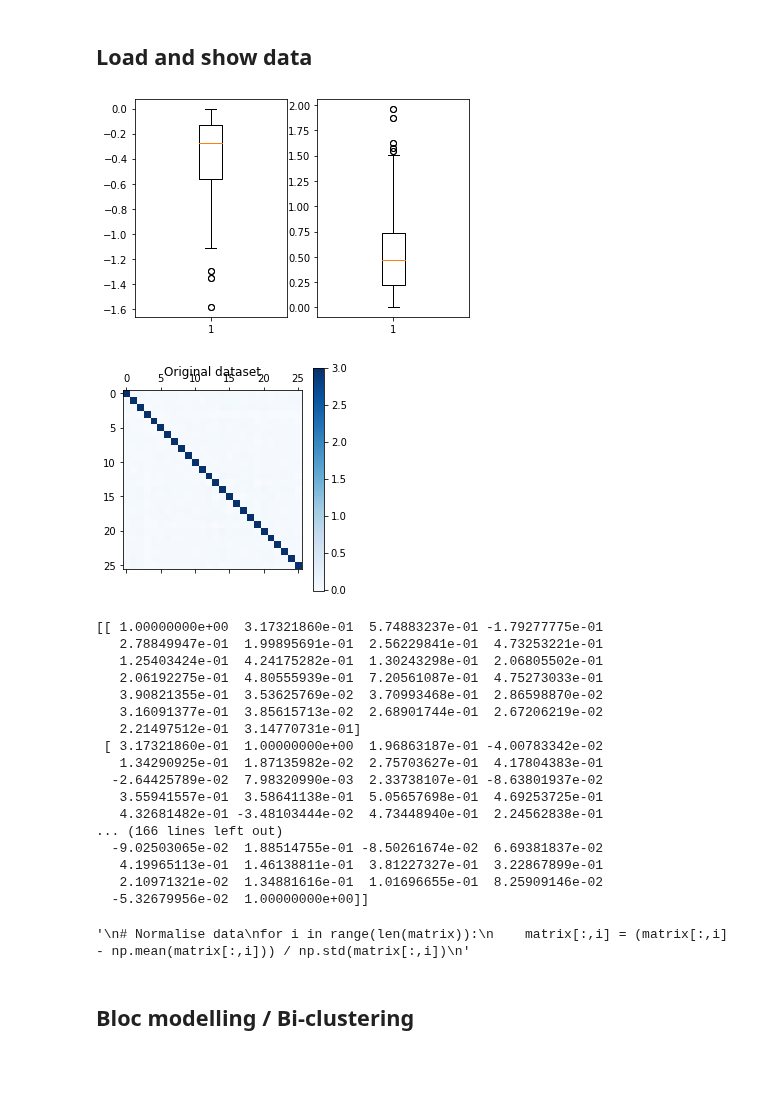
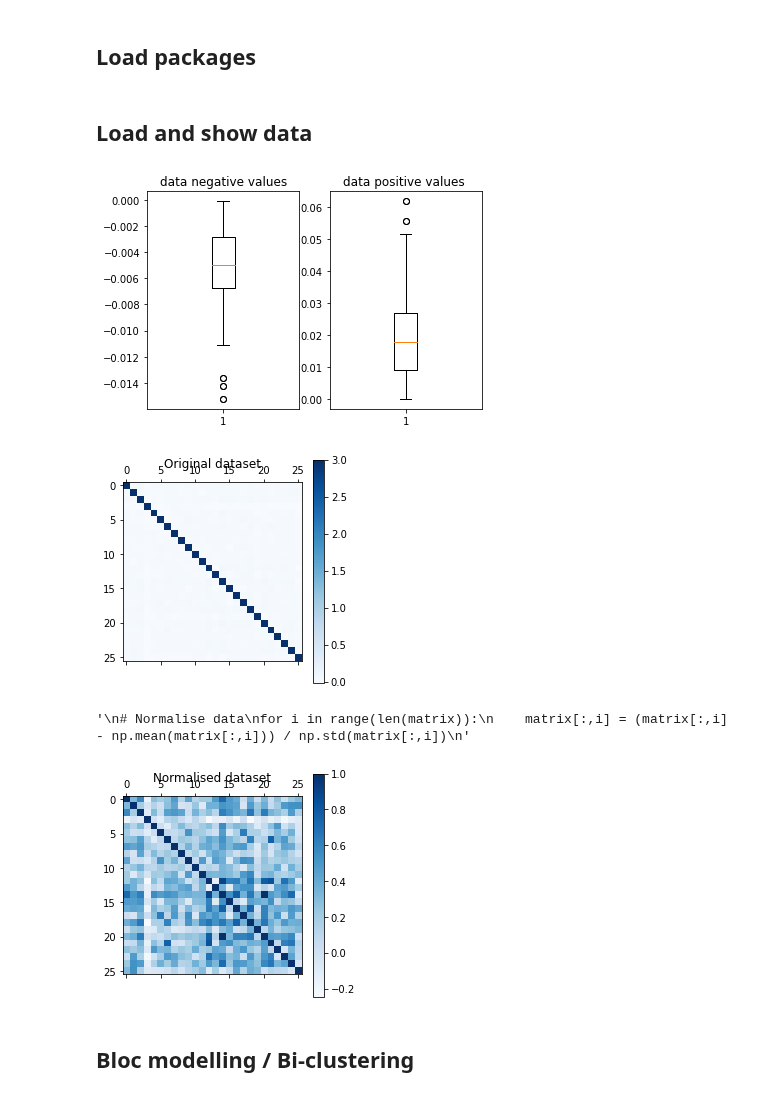
Before and after one commit to alexandremerasli/TFE, a Jupyter notebook: cluster_data.ipynb, the cells around one changed output. Saved outputs shown, nothing was run; the diff lists cells and outputs as text; code cells hidden in the pictures; blank space fills up the shorter version.

```diff
--- a/cluster_data.ipynb
+++ b/cluster_data.ipynb
@@ -1,3 +1,5 @@
+# %% [markdown]
+## Load packages
 # %%
 import numpy as np
 import os
@@ -9,6 +8,7 @@ import csv
 # %% [markdown]
 ## Load and show data
 # %%
+# Load CSV files
 ISC_EEG = np.genfromtxt(os.path.join('ISC_EEG.csv'),delimiter=',')
 ISC_EEG = np.array(ISC_EEG,dtype='float') # Convert into array
 
@@ -21,50 +21,58 @@ ISC_IBI = np.array(ISC_IBI,dtype='float') # Convert into array
 N = len(ISC_EEG)
 
 # Seeing if negative data have same order of magnitude as positive data
-def orderOfMAgnitude(matrix):
+def orderOfMagnitude(matrix):
     for i in range(N):
         matrix[i,i] = 0
     neg = matrix[matrix<0]
     plt.subplot(121)
     plt.boxplot(neg)
+    plt.title("data negative values")
+
     pos = matrix[matrix>0]
     plt.subplot(122)
     plt.boxplot(pos)
+    plt.title("data positive values ")
 
-# Remove outlier if we find one
+# Remove outlier in array if we find one
 def removeOutlierArray(matrix,subject):
     new_mat = np.copy(matrix)
     new_mat = np.delete(new_mat, (subject), axis=0)
     new_mat = np.delete(new_mat, (subject), axis=1)
 
     with open(os.path.join('ISC_truncated.csv'), 'w') as File:
         writer = csv.writer(File)
         writer.writerows(matrix)
 
     return new_mat
 
+# Remove outlier in vector if we find one
 def removeOutlierVector(matrix,subject):
     new_mat = np.copy(matrix)
     new_mat = np.delete(new_mat, (subject), axis=0)
     return new_mat
 
-orderOfMAgnitude(np.copy(ISC_EDA))
+# Boxplot
+orderOfMagnitude(np.copy(ISC_EEG))
 
-# Remove Inf in data
+# Remove Inf in data for EDA and IBI
 for i in range(N):
     ISC_IBI[i,i] = 1
     ISC_EDA[i,i] = 1
 
+# Remove outliers if there are some
 #ISC_EDA = removeOutlierArray(ISC_EDA,12)
 #ISC_EDA = removeOutlierArray(ISC_EDA,20)
 
+# Choose matrix to study
 matrix = ISC_EEG
 
+# Show matrix data
 plt.matshow(matrix, cmap=plt.cm.Blues)
 plt.title("Original dataset")
 plt.colorbar()
 plt.show()
 # %% [output]
-[figure, old version]
+[figure, new version]
 [figure]
 # %%
@@ -78,20 +87,13 @@ condition = removeOutlierVector(condition,20)
 narrative = np.where(condition == 0)[0]
 stimulus = np.where(condition == 1)[0]
 # %%
-# Transform matrix into correlation matrix
-#if ((matrix == ISC_EEG).all()):
-if (False):
-    matrix_norm = np.copy(matrix) / 3
-    matrix_cheat = np.copy(matrix)
-    for i in range(len(matrix)):
-        matrix_cheat[i,i] = 0.05
-else:
-    matrix_norm = np.copy(matrix)
-    for i in range(len(matrix)):
-        matrix_norm[i,i] = 0
-    maxi = np.max(abs(matrix_norm))
-    for i in range(len(matrix)):
-        matrix_norm[i,i] = maxi
+# Change matrix diagonal value (kind of normalisation)
+matrix_norm = np.copy(matrix)
+for i in range(len(matrix)):
+    matrix_norm[i,i] = 0
+maxi = np.max(abs(matrix_norm)) # Max value except from the diagonal
+for i in range(len(matrix)):
+    matrix_norm[i,i] = maxi
 
 # Normalise max value to 1
 matrix_norm = matrix_norm / np.max(abs(matrix_norm))
@@ -106,23 +108,13 @@ for i in range(len(matrix)):
     matrix[:,i] = (matrix[:,i] - np.mean(matrix[:,i])) / np.std(matrix[:,i])
 '''
 # %% [output]
-[[ 1.00000000e+00  3.17321860e-01  5.74883237e-01 -1.79277775e-01
-   2.78849947e-01  1.99895691e-01  2.56229841e-01  4.73253221e-01
-   1.25403424e-01  4.24175282e-01  1.30243298e-01  2.06805502e-01
-   2.06192275e-01  4.80555939e-01  7.20561087e-01  4.75273033e-01
-   3.90821355e-01  3.53625769e-02  3.70993468e-01  2.86598870e-02
-   3.16091377e-01  3.85615713e-02  2.68901744e-01  2.67206219e-02
-   2.21497512e-01  3.14770731e-01]
- [ 3.17321860e-01  1.00000000e+00  1.96863187e-01 -4.00783342e-02
-   1.34290925e-01  1.87135982e-02  2.75703627e-01  4.17804383e-01
-  -2.64425789e-02  7.98320990e-03  2.33738107e-01 -8.63801937e-02
-   3.55941557e-01  3.58641138e-01  5.05657698e-01  4.69253725e-01
-   4.32681482e-01 -3.48103444e-02  4.73448940e-01  2.24562838e-01
-... (166 lines left out)
-  -9.02503065e-02  1.88514755e-01 -8.50261674e-02  6.69381837e-02
-   4.19965113e-01  1.46138811e-01  3.81227327e-01  3.22867899e-01
-   2.10971321e-02  1.34881616e-01  1.01696655e-01  8.25909146e-02
-  -5.32679956e-02  1.00000000e+00]]
+'\n# Normalise data\nfor i in range(len(matrix)):\n    matrix[:,i] = (matrix[:,i] - np.mean(matrix[:,i])) / np.std(matrix[:,i])\n'
-'\n# Normalise data\nfor i in range(len(matrix)):\n    matrix[:,i] = (matrix[:,i] - np.mean(matrix[:,i])) / np.std(matrix[:,i])\n'
+# %%
+plt.matshow(matrix_norm, cmap=plt.cm.Blues)
+plt.title("Normalised dataset")
+plt.colorbar()
+plt.show()
+# %% [output]
+[figure, added]
 # %% [markdown]
 ## Bloc modelling / Bi-clustering
```
Also changed, not shown: parts of 24 cells of this notebook.
